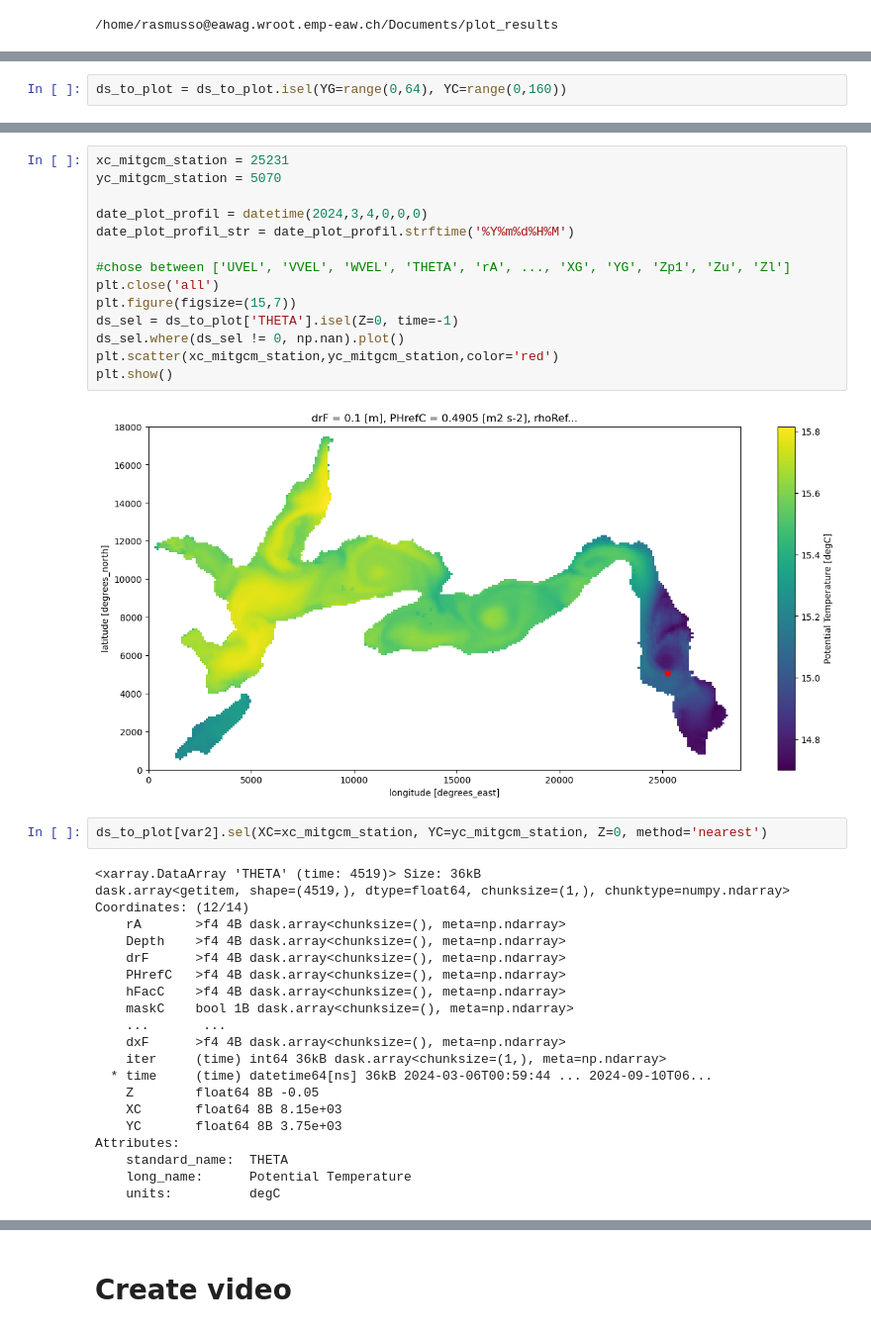
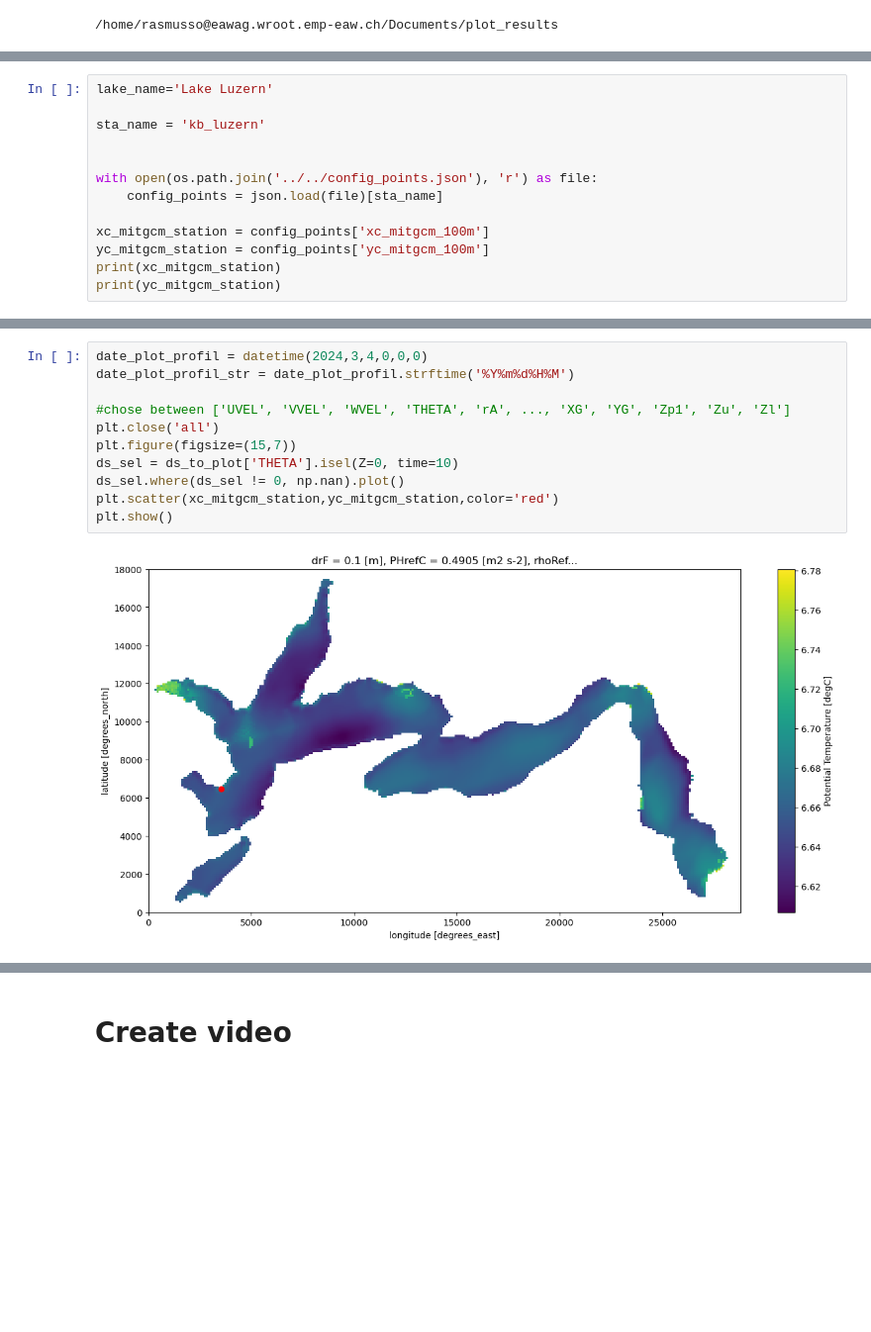
Before and after one commit to leroquan/plot_results, a Jupyter notebook: mitgcm/results_analysis/display_binary_results.ipynb, the cells around one changed output, grey strips where cells are left out. Shown: that part at 99% size. Cells and saved outputs as stored; diff of their text form; blank space fills up the shorter version.

```diff
--- a/mitgcm/results_analysis/display_binary_results.ipynb
+++ b/mitgcm/results_analysis/display_binary_results.ipynb
@@ -29,3 +29,14 @@ lake_name='Luzern'
 mitgcm_config, ds_to_plot = open_mitgcm_ds_from_config('..//config.json', model)
 # %%
-ds_to_plot = ds_to_plot.isel(YG=range(0,64), YC=range(0,160))
+lake_name='Lake Luzern'
+
+sta_name = 'kb_luzern'
+
+
+with open(os.path.join('../../config_points.json'), 'r') as file:
+    config_points = json.load(file)[sta_name]
+
+xc_mitgcm_station = config_points['xc_mitgcm_100m']
+yc_mitgcm_station = config_points['yc_mitgcm_100m']
+print(xc_mitgcm_station)
+print(yc_mitgcm_station)
@@ -67,44 +81,18 @@ Time
 axis :
 T
 # %%
-xc_mitgcm_station = 25231
-yc_mitgcm_station = 5070
-
 date_plot_profil = datetime(2024,3,4,0,0,0)
 date_plot_profil_str = date_plot_profil.strftime('%Y%m%d%H%M')
 
 #chose between ['UVEL', 'VVEL', 'WVEL', 'THETA', 'rA', ..., 'XG', 'YG', 'Zp1', 'Zu', 'Zl']
 plt.close('all')
 plt.figure(figsize=(15,7))
-ds_sel = ds_to_plot['THETA'].isel(Z=0, time=-1)
+ds_sel = ds_to_plot['THETA'].isel(Z=0, time=10)
 ds_sel.where(ds_sel != 0, np.nan).plot()
 plt.scatter(xc_mitgcm_station,yc_mitgcm_station,color='red')
 plt.show()
 # %% [output]
-[figure, old version]
+[figure, new version]
-# %%
-ds_to_plot[var2].sel(XC=xc_mitgcm_station, YC=yc_mitgcm_station, Z=0, method='nearest')
-# %% [output]
-<xarray.DataArray 'THETA' (time: 4519)> Size: 36kB
-dask.array<getitem, shape=(4519,), dtype=float64, chunksize=(1,), chunktype=numpy.ndarray>
-Coordinates: (12/14)
-    rA       >f4 4B dask.array<chunksize=(), meta=np.ndarray>
-    Depth    >f4 4B dask.array<chunksize=(), meta=np.ndarray>
-    drF      >f4 4B dask.array<chunksize=(), meta=np.ndarray>
-    PHrefC   >f4 4B dask.array<chunksize=(), meta=np.ndarray>
-    hFacC    >f4 4B dask.array<chunksize=(), meta=np.ndarray>
-    maskC    bool 1B dask.array<chunksize=(), meta=np.ndarray>
-    ...       ...
-    dxF      >f4 4B dask.array<chunksize=(), meta=np.ndarray>
-    iter     (time) int64 36kB dask.array<chunksize=(1,), meta=np.ndarray>
-  * time     (time) datetime64[ns] 36kB 2024-03-06T00:59:44 ... 2024-09-10T06...
-    Z        float64 8B -0.05
-    XC       float64 8B 8.15e+03
-    YC       float64 8B 3.75e+03
-Attributes:
-    standard_name:  THETA
-    long_name:      Potential Temperature
-    units:          degC
 # %%
 #select the meteo input you wish to plot
 var='atemp'
```
Also changed, not shown: parts of 15 cells of this notebook, 10 other files.
